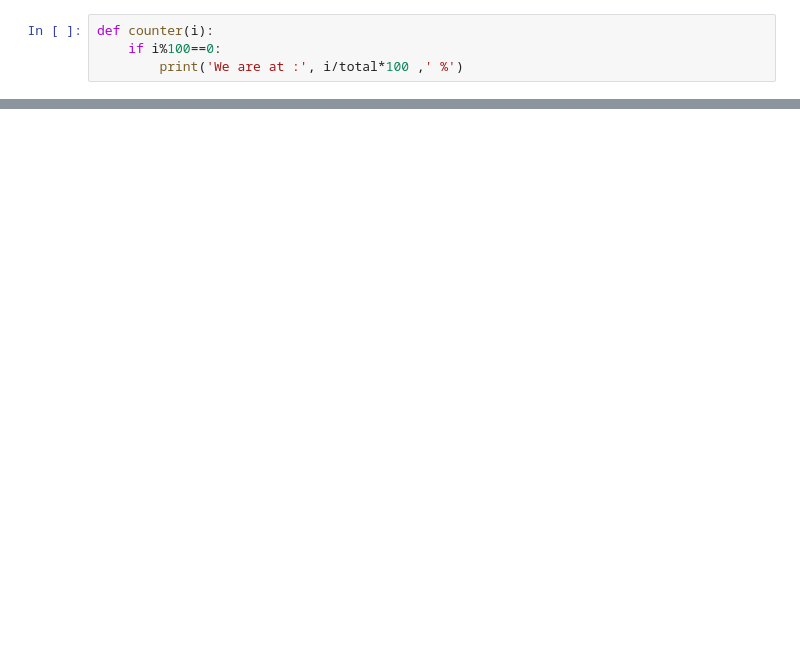
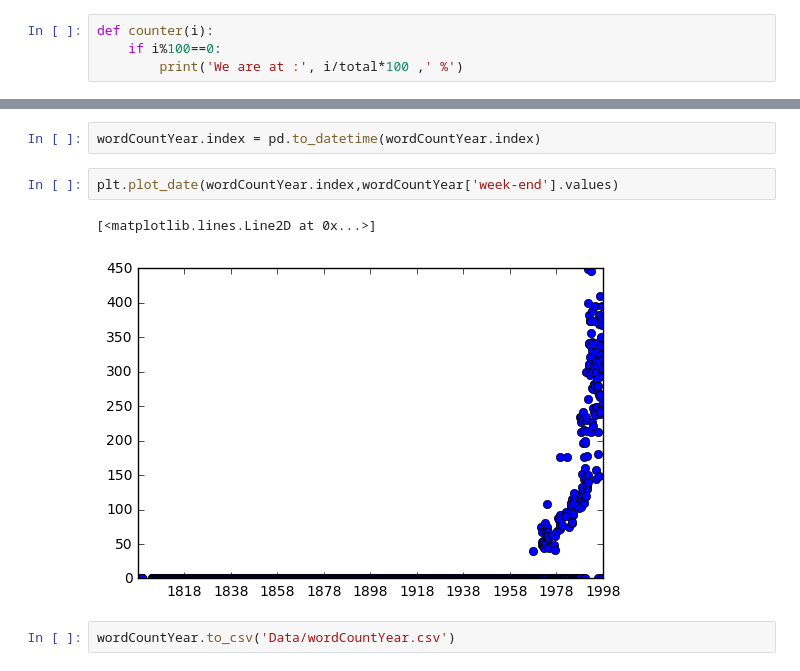
Before and after one commit to ThomVett/Project_ADA, a Jupyter notebook: 3_Extracting the Data.ipynb, the cells around one changed output, grey strips where cells are left out. Drawn from its saved outputs; the diff is of its cells as text; blank space fills up the shorter version.

Commit message:
all the data is here

```diff
--- a/3_Extracting the Data.ipynb
+++ b/3_Extracting the Data.ipynb
@@ -132,0 +287,9 @@ def counter(i):
+# %%
+wordCountYear.index = pd.to_datetime(wordCountYear.index)
+# %%
+plt.plot_date(wordCountYear.index,wordCountYear['week-end'].values)
+# %% [output]
+[<matplotlib.lines.Line2D at 0x...>]
+[figure, added]
+# %%
+wordCountYear.to_csv('Data/wordCountYear.csv')
```
Also changed, not shown: parts of 32 cells of this notebook, 1 other file.
